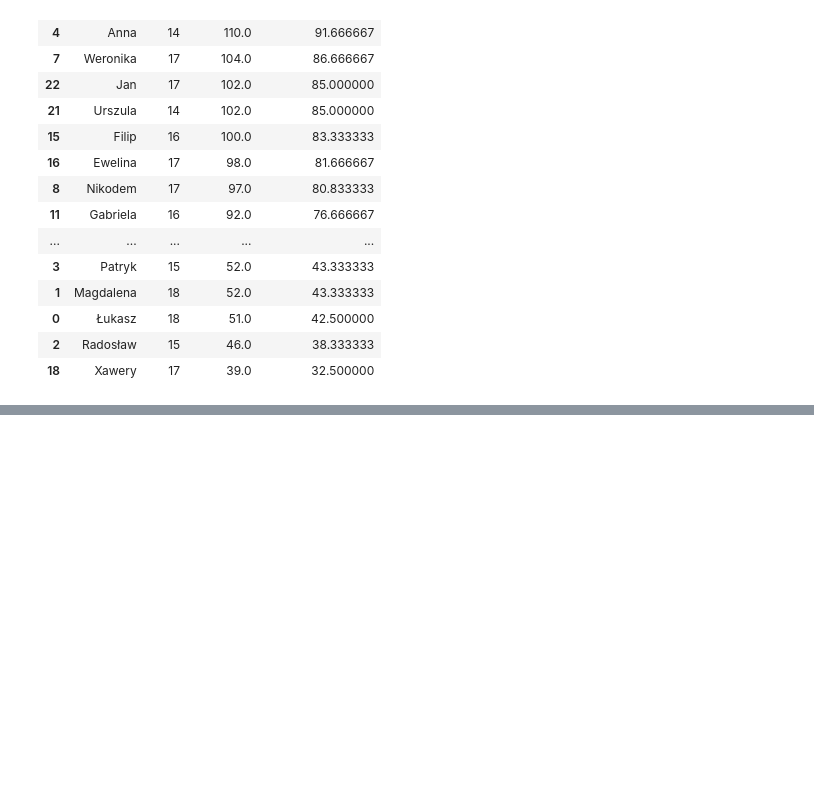
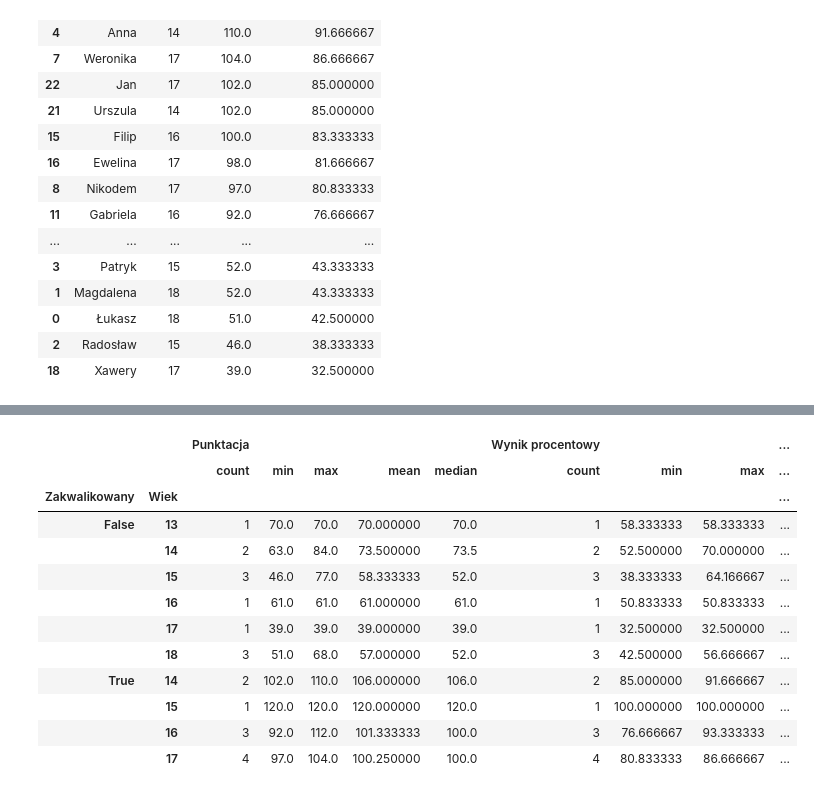
Before and after one commit to Glitch0110/AI-GiganciProgramowania, a Jupyter notebook: L9.ipynb, the cells around one changed output, grey strips where cells are left out. Saved outputs shown, nothing was run; the diff lists cells and outputs as text; code cells hidden in the pictures; blank space fills up the shorter version.

```diff
--- a/L9.ipynb
+++ b/L9.ipynb
@@ -158,3 +158,7 @@ df
 | 0 | Łukasz | 18 | 51.0 | 42.500000 |
 | 2 | Radosław | 15 | 46.0 | 38.333333 |
 | 18 | Xawery | 17 | 39.0 | 32.500000 |
+# %%
+df["Zakwalikowany"] = df["Wynik procentowy"] > 70
+df["Pełnoletność"] = df["Wiek"] >= 18
+df
@@ -160,0 +183,16 @@ df
+# %%
+df.groupby(["Zakwalikowany", "Wiek"])[["Punktacja", "Wynik procentowy"]].agg(["count", "min", "max", "mean", "median"])
+# %% [output]
+|  |  | Punktacja |  |  |  |  | Wynik procentowy |  |  | ... |
+|  |  | count | min | max | mean | median | count | min | max | ... |
+| Zakwalikowany | Wiek |  |  |  |  |  |  |  |  | ... |
+| False | 13 | 1 | 70.0 | 70.0 | 70.000000 | 70.0 | 1 | 58.333333 | 58.333333 | ... |
+|  | 14 | 2 | 63.0 | 84.0 | 73.500000 | 73.5 | 2 | 52.500000 | 70.000000 | ... |
+|  | 15 | 3 | 46.0 | 77.0 | 58.333333 | 52.0 | 3 | 38.333333 | 64.166667 | ... |
+|  | 16 | 1 | 61.0 | 61.0 | 61.000000 | 61.0 | 1 | 50.833333 | 50.833333 | ... |
+|  | 17 | 1 | 39.0 | 39.0 | 39.000000 | 39.0 | 1 | 32.500000 | 32.500000 | ... |
+|  | 18 | 3 | 51.0 | 68.0 | 57.000000 | 52.0 | 3 | 42.500000 | 56.666667 | ... |
+| True | 14 | 2 | 102.0 | 110.0 | 106.000000 | 106.0 | 2 | 85.000000 | 91.666667 | ... |
+|  | 15 | 1 | 120.0 | 120.0 | 120.000000 | 120.0 | 1 | 100.000000 | 100.000000 | ... |
+|  | 16 | 3 | 92.0 | 112.0 | 101.333333 | 100.0 | 3 | 76.666667 | 93.333333 | ... |
+|  | 17 | 4 | 97.0 | 104.0 | 100.250000 | 100.0 | 4 | 80.833333 | 86.666667 | ... |
```
Also changed, not shown: parts of 2 cells of this notebook.
